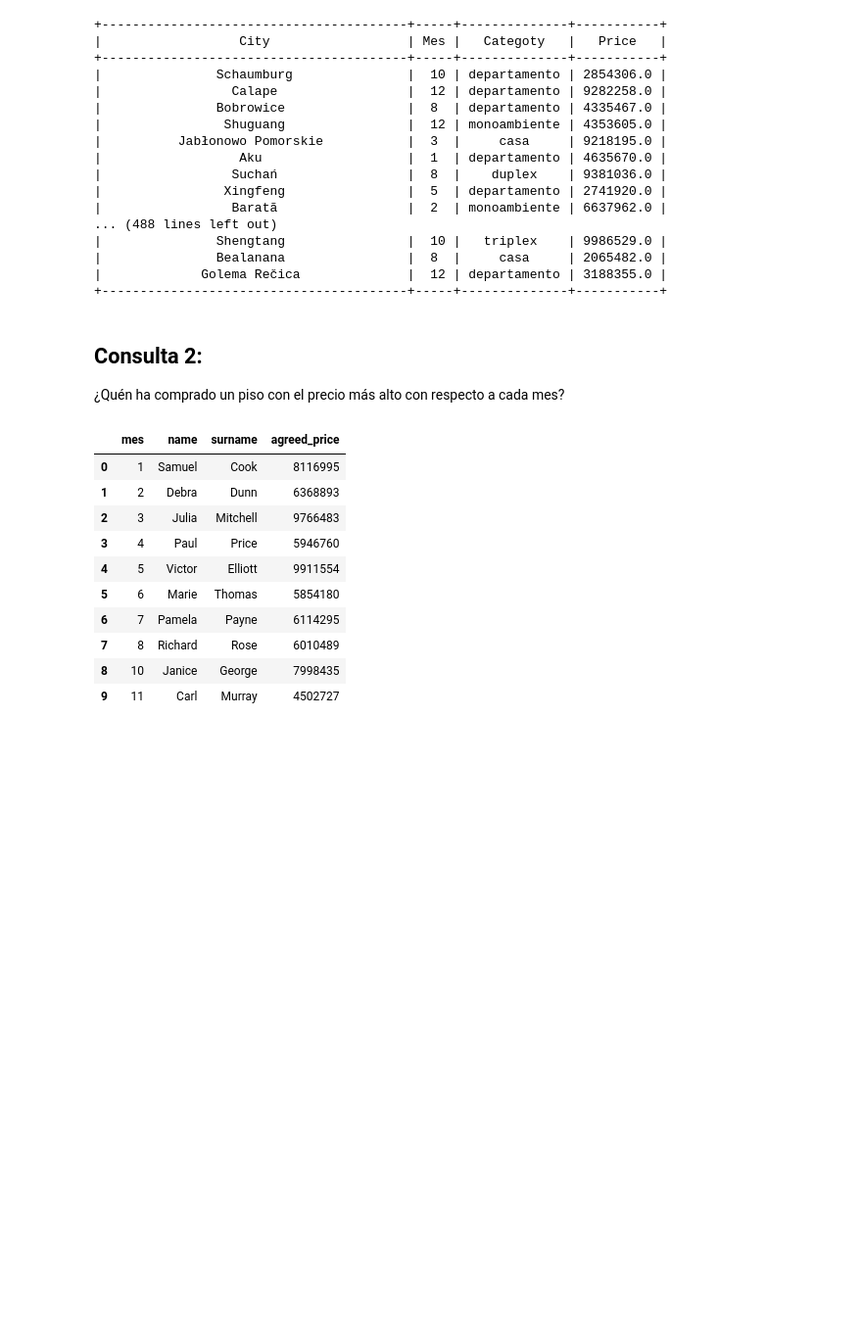
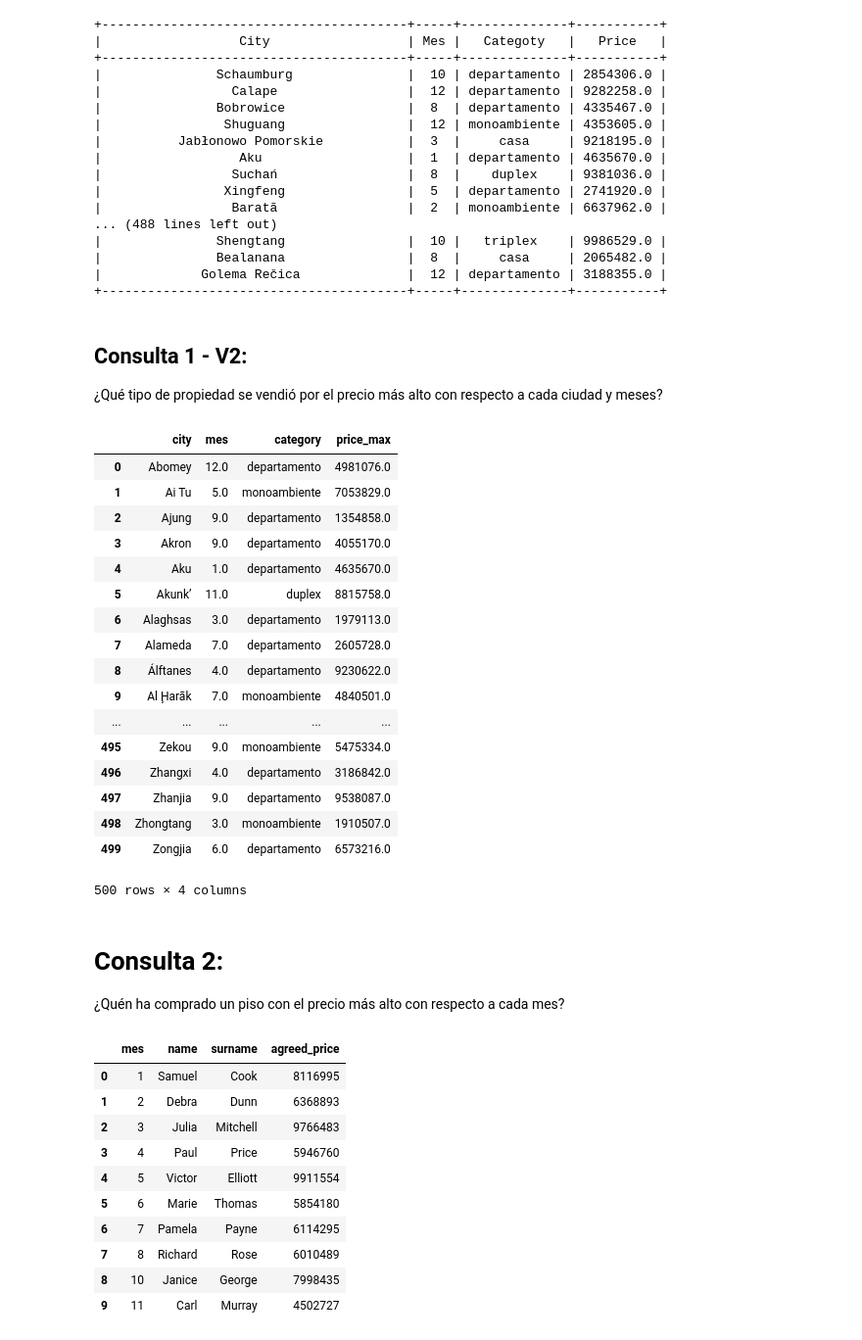
Before and after one commit to rhuincalef/dss_2016, a Jupyter notebook: TP3/Resolución - Punto1.2.ipynb, the cells around one changed output. Shown at 98% size. Cells and saved outputs as stored; diff of their text form; code cells hidden in the pictures; blank space fills up the shorter version.

Commit message:
V2 - Consulta 1

```diff
--- a/TP3/Resolución - Punto1.2.ipynb
+++ b/TP3/Resolución - Punto1.2.ipynb
@@ -9,8 +9,8 @@ from prettytable import PrettyTable
 #Constantes
 DB = "tp312"
 HOST = "localhost"
-PORT = "5432"
-PASS = "password"
+PORT = "5433"
+PASS = "postgres"
 USER = "postgres"
 # %% [markdown]
 # Diagrama de DW  - Inmobiliaria
@@ -152,8 +143,42 @@ print(x)
 |               Bealanana                |  8  |     casa     | 2065482.0 |
 |             Golema Rečica              |  12 | departamento | 3188355.0 |
 +----------------------------------------+-----+--------------+-----------+
+# %% [markdown]
+## Consulta 1 - V2:
+
+¿Qué tipo de propiedad se vendió por el precio más alto con respecto a cada
+ciudad y meses?
+# %%
+string_sql = """select city, date_part('month',"date") as mes, category, MAX(agreed_price) as Price_Max from fact
+                inner join estate on (id_estate = estate.id)
+                inner join sale on (id_sale = sale.id)
+                where id_sale is not NULL
+                group by city, category, mes
+                order by city ASC; """
+
+df_propiedades = pd.read_sql_query(string_sql,engine.connect())
+df_propiedades
+# %% [output]
+|  | city | mes | category | price_max |
+| 0 | Abomey | 12.0 | departamento | 4981076.0 |
+| 1 | Ai Tu | 5.0 | monoambiente | 7053829.0 |
+| 2 | Ajung | 9.0 | departamento | 1354858.0 |
+| 3 | Akron | 9.0 | departamento | 4055170.0 |
+| 4 | Aku | 1.0 | departamento | 4635670.0 |
+| 5 | Akunk’ | 11.0 | duplex | 8815758.0 |
+| 6 | Alaghsas | 3.0 | departamento | 1979113.0 |
+| 7 | Alameda | 7.0 | departamento | 2605728.0 |
+| 8 | Álftanes | 4.0 | departamento | 9230622.0 |
+| 9 | Al Ḩarāk | 7.0 | monoambiente | 4840501.0 |
+| ... | ... | ... | ... | ... |
+| 495 | Zekou | 9.0 | monoambiente | 5475334.0 |
+| 496 | Zhangxi | 4.0 | departamento | 3186842.0 |
+| 497 | Zhanjia | 9.0 | departamento | 9538087.0 |
+| 498 | Zhongtang | 3.0 | monoambiente | 1910507.0 |
+| 499 | Zongjia | 6.0 | departamento | 6573216.0 |
+500 rows × 4 columns
 # %% [markdown]
-## Consulta 2:
+# Consulta 2:
 ¿Quén ha comprado un piso con el precio más alto con respecto a cada mes?
 # %%
 string_sql = """select mes, name, surname, agreed_price from (
```
Also changed, not shown: parts of 5 cells of this notebook.
